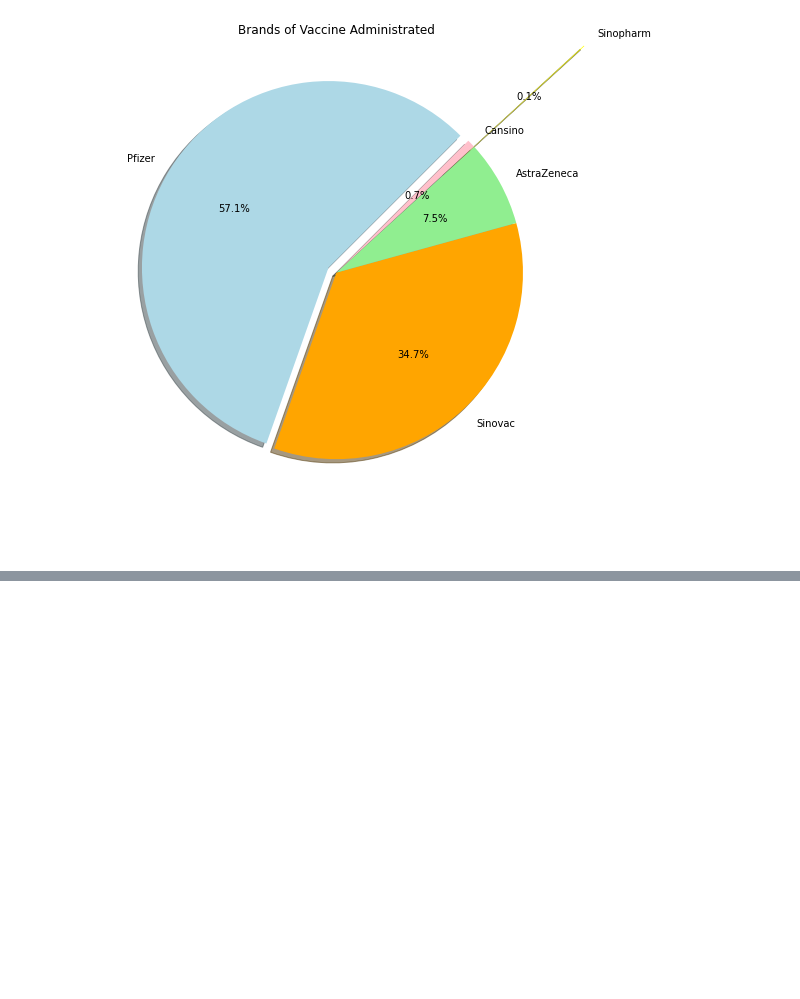
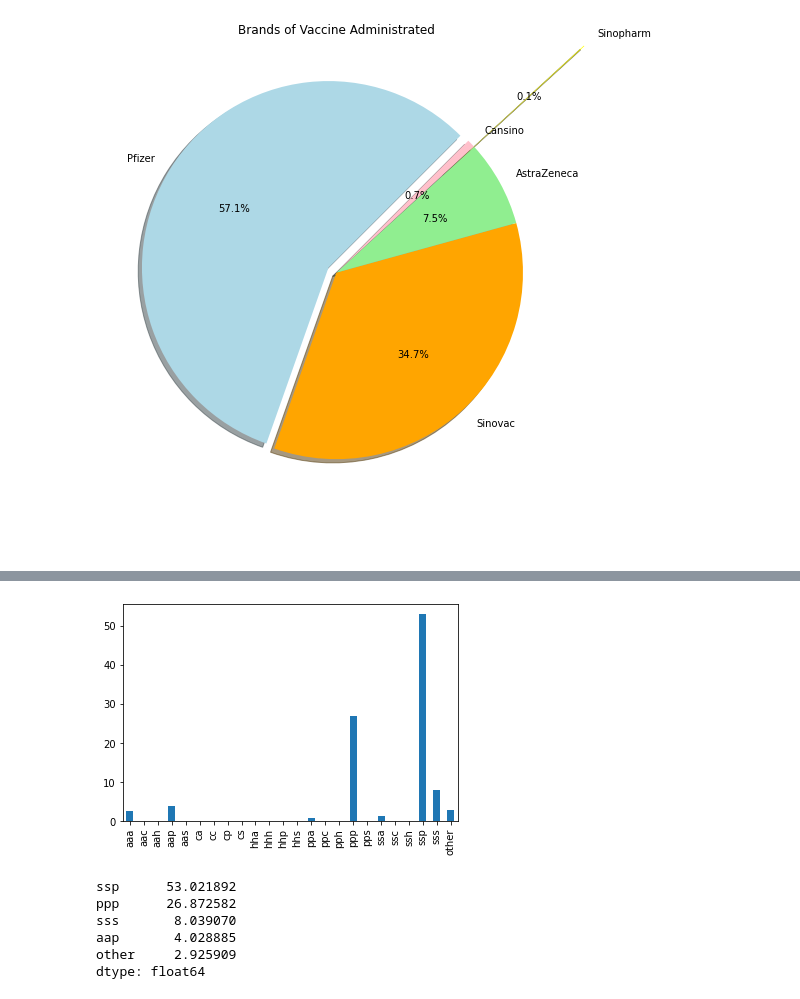
Before and after one commit to Karmen-Tee/covid19-public, a Jupyter notebook: Descriptive Analysis.ipynb, the cells around one changed output, grey strips where cells are left out. Saved outputs shown, nothing was run; the diff lists cells and outputs as text; code cells hidden in the pictures; blank space fills up the shorter version.

```diff
--- a/Descriptive Analysis.ipynb
+++ b/Descriptive Analysis.ipynb
@@ -1000,0 +694,16 @@ plt.show()
+# %%
+perc_combo.plot.bar()
+plt.show()
+# %% [output]
+[figure, added]
+# %%
+# Top 5 most administration combinations.
+top_combo = perc_combo.nlargest(5)
+top_combo
+# %% [output]
+ssp      53.021892
+ppp      26.872582
+sss       8.039070
+aap       4.028885
+other     2.925909
+dtype: float64
```
Also changed, not shown: parts of 63 cells of this notebook.
